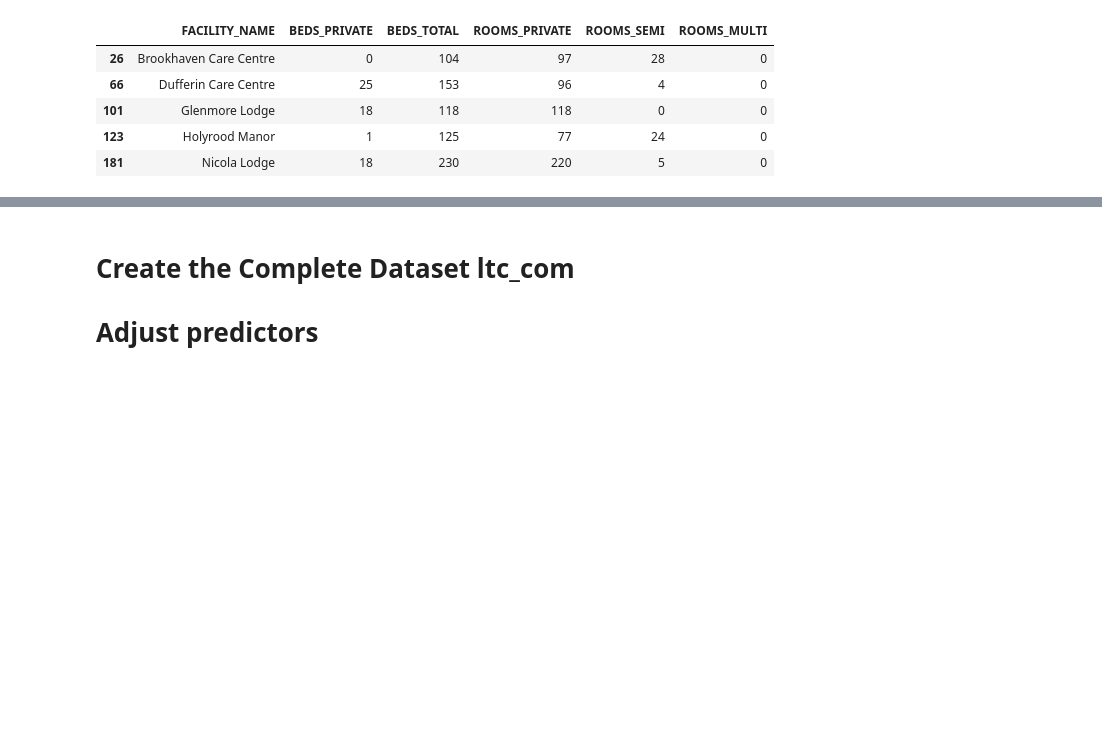
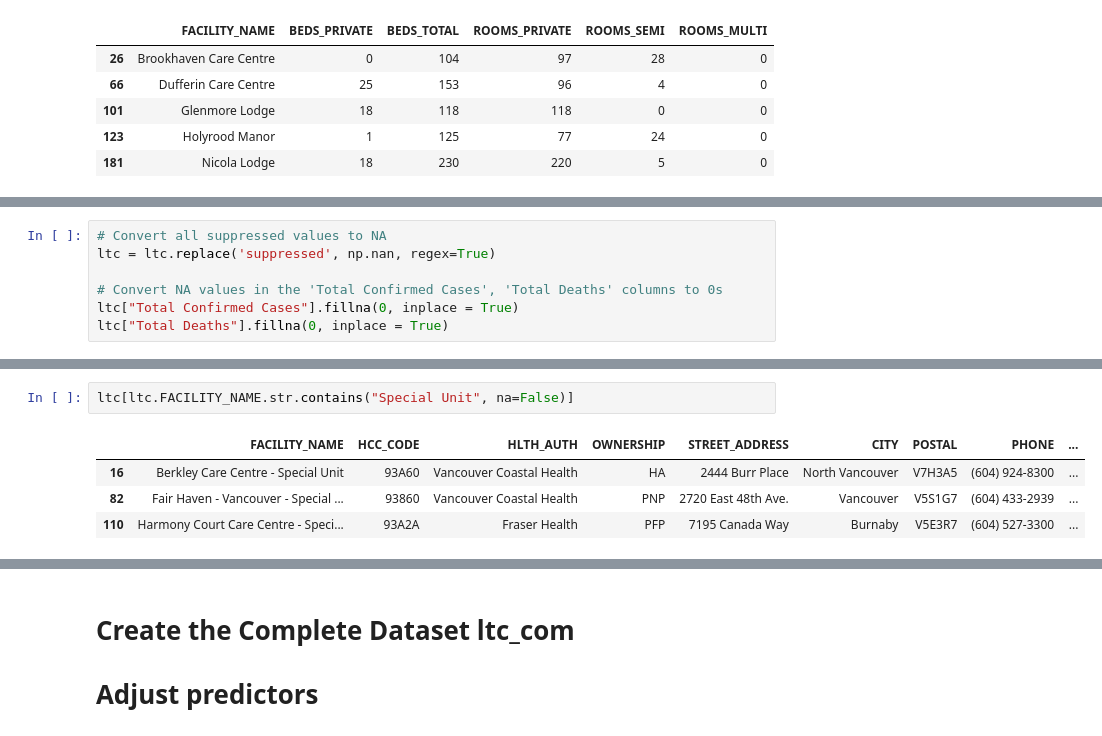
Before and after one commit to nganlyle/wrangle_covid, a Jupyter notebook: wrangling/ngan_bc_ltc_com_sel.ipynb, the cells around one changed output, grey strips where cells are left out. Cells and saved outputs as stored; diff of their text form; blank space fills up the shorter version.

```diff
--- a/wrangling/ngan_bc_ltc_com_sel.ipynb
+++ b/wrangling/ngan_bc_ltc_com_sel.ipynb
@@ -98,0 +104,7 @@ temp[['FACILITY_NAME', 'BEDS_PRIVATE', 'BEDS_TOTAL', 'ROOMS_PRIVATE', 'ROOMS_SEM
+# %%
+# Convert all suppressed values to NA
+ltc = ltc.replace('suppressed', np.nan, regex=True)
+
+# Convert NA values in the 'Total Confirmed Cases', 'Total Deaths' columns to 0s
+ltc["Total Confirmed Cases"].fillna(0, inplace = True)
+ltc["Total Deaths"].fillna(0, inplace = True)
@@ -98,0 +139,7 @@ temp[['FACILITY_NAME', 'BEDS_PRIVATE', 'BEDS_TOTAL', 'ROOMS_PRIVATE', 'ROOMS_SEM
+# %%
+ltc[ltc.FACILITY_NAME.str.contains("Special Unit", na=False)]
+# %% [output]
+|  | FACILITY_NAME | HCC_CODE | HLTH_AUTH | OWNERSHIP | STREET_ADDRESS | CITY | POSTAL | PHONE | ... |
+| 16 | Berkley Care Centre - Special Unit | 93A60 | Vancouver Coastal Health | HA | 2444 Burr Place | North Vancouver | V7H3A5 | (604) 924-8300 | ... |
+| 82 | Fair Haven - Vancouver - Special ... | 93860 | Vancouver Coastal Health | PNP | 2720 East 48th Ave. | Vancouver | V5S1G7 | (604) 433-2939 | ... |
+| 110 | Harmony Court Care Centre - Speci... | 93A2A | Fraser Health | PFP | 7195 Canada Way | Burnaby | V5E3R7 | (604) 527-3300 | ... |
```
Also changed, not shown: parts of 17 cells of this notebook, 3 other files.
